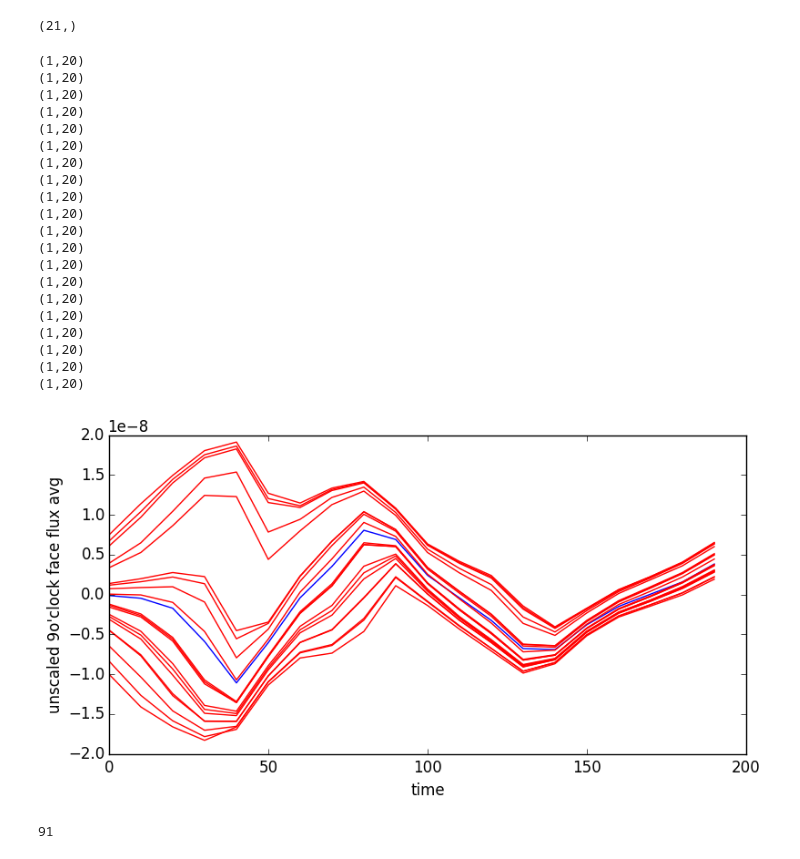
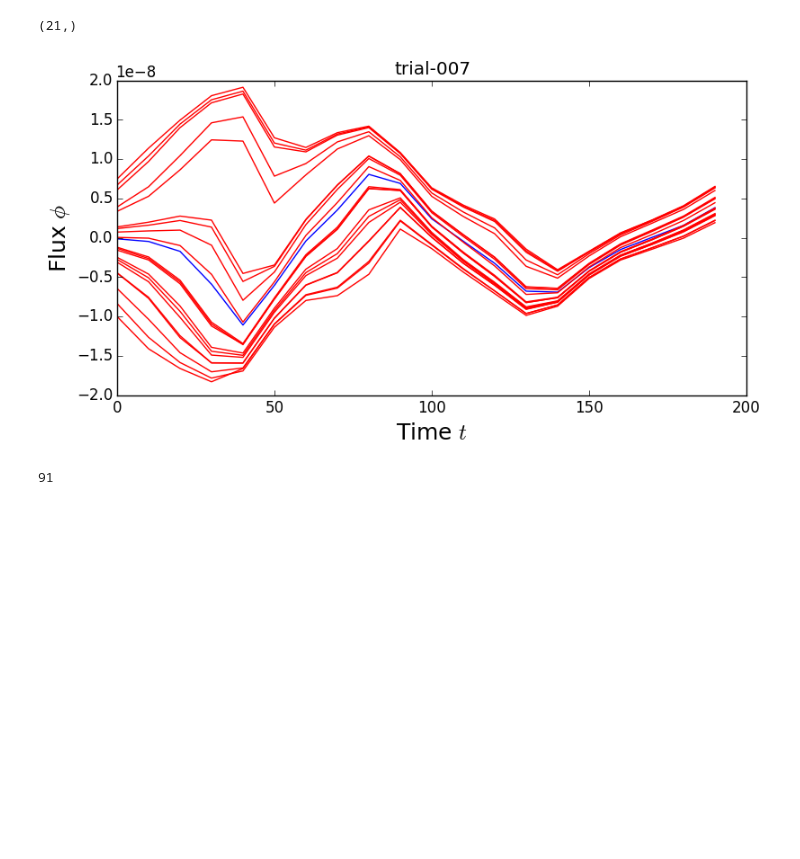
Before and after one commit to andyreagan/julia-openfoam, a Jupyter notebook: loop-spaghetti-plot.ipynb, the cells around one changed output. Drawn from its saved outputs; the diff is of its cells as text; code cells hidden in the pictures; blank space fills up the shorter version.

```diff
--- a/loop-spaghetti-plot.ipynb
+++ b/loop-spaghetti-plot.ipynb
@@ -16,7 +17,9 @@ ax = fig[:add_axes]([0.2,0.2,0.7,0.7])
 [figure]
 PyObject <matplotlib.axes._axes.Axes object at 0x...>
 # %%
-trial = 7
-forecastFlux = readcsv("forecastFlux-$(dec(trial,3)).csv")
-analysisFlux = readcsv("analysisFlux-$(dec(trial,3)).csv")
-truthFlux = readcsv("truthFlux-$(dec(trial,3)).csv")
+# load the data
+trial = 7;
+forecastFlux = readcsv("results/forecastFlux-$(dec(trial,3)).csv");
+# this is the same...
+# analysisFlux = readcsv("results/analysisFlux-$(dec(trial,3)).csv");
+truthFlux = readcsv("results/truthFlux-$(dec(trial,3)).csv");
@@ -78,39 +45,29 @@ size(0:10:length(forecastFlux[1,:])*10)
 # %% [output]
 (21,)
 # %%
+directory_suffix = "trial-007"
+# make the spaghetti plot
 fig = PyPlot.matplotlib[:pyplot][:figure](figsize=(10,5))
 ax = fig[:add_axes]([0.2,0.2,0.7,0.7])
-ax[:plot](0:10:10*length(truthFlux)-1,truthFlux,"b")
+ax[:plot](0:10:10*length(truthFlux)-1,truthFlux,"b",label="Hidden Truth")
 for i=1:Nens
-    println(size(forecastFlux[i,:]))
-    ax[:plot](0:10:10*length(forecastFlux[i,:])-1,forecastFlux[i,:]',"r")
+    # println(size(forecastFlux[i,:]))
+    # only label the first one
+    if i<2
+        ax[:plot](0:10:10*length(forecastFlux[i,:])-1,forecastFlux[i,:]',"r",label="Ensemble Members")
+    else
+        ax[:plot](0:10:10*length(forecastFlux[i,:])-1,forecastFlux[i,:]',"r")
+    end
 end
-ax[:set_xlabel]("time")
-ax[:set_ylabel]("unscaled 9o'clock face flux avg")
+ax[:set_title]("$(directory_suffix)")
+ax[:set_ylabel]("Flux \$\\phi\$",size=18)
+ax[:set_xlabel]("Time \$t\$",size=18)
+# ax[:set_xlabel]("time")
+# ax[:set_ylabel]("unscaled 9o'clock face flux avg")
 folder = "/Users/andyreagan/work/2014/2014-11foamlLab-julia/"
 PyPlot.matplotlib[:pyplot][:savefig]("loop-spaghetti-$(dec(trial,3)).png")
 # %% [output]
-(1,20)
-(1,20)
-(1,20)
-(1,20)
-(1,20)
-(1,20)
-(1,20)
-(1,20)
-(1,20)
-(1,20)
-(1,20)
-(1,20)
-(1,20)
-(1,20)
-(1,20)
-(1,20)
-(1,20)
-(1,20)
-(1,20)
-(1,20)
-[figure, old version]
+[figure, new version]
 # %%
 length(100:10:1000)
 # %% [output]
```
Also changed, not shown: parts of 27 cells of this notebook, 9 other files.
